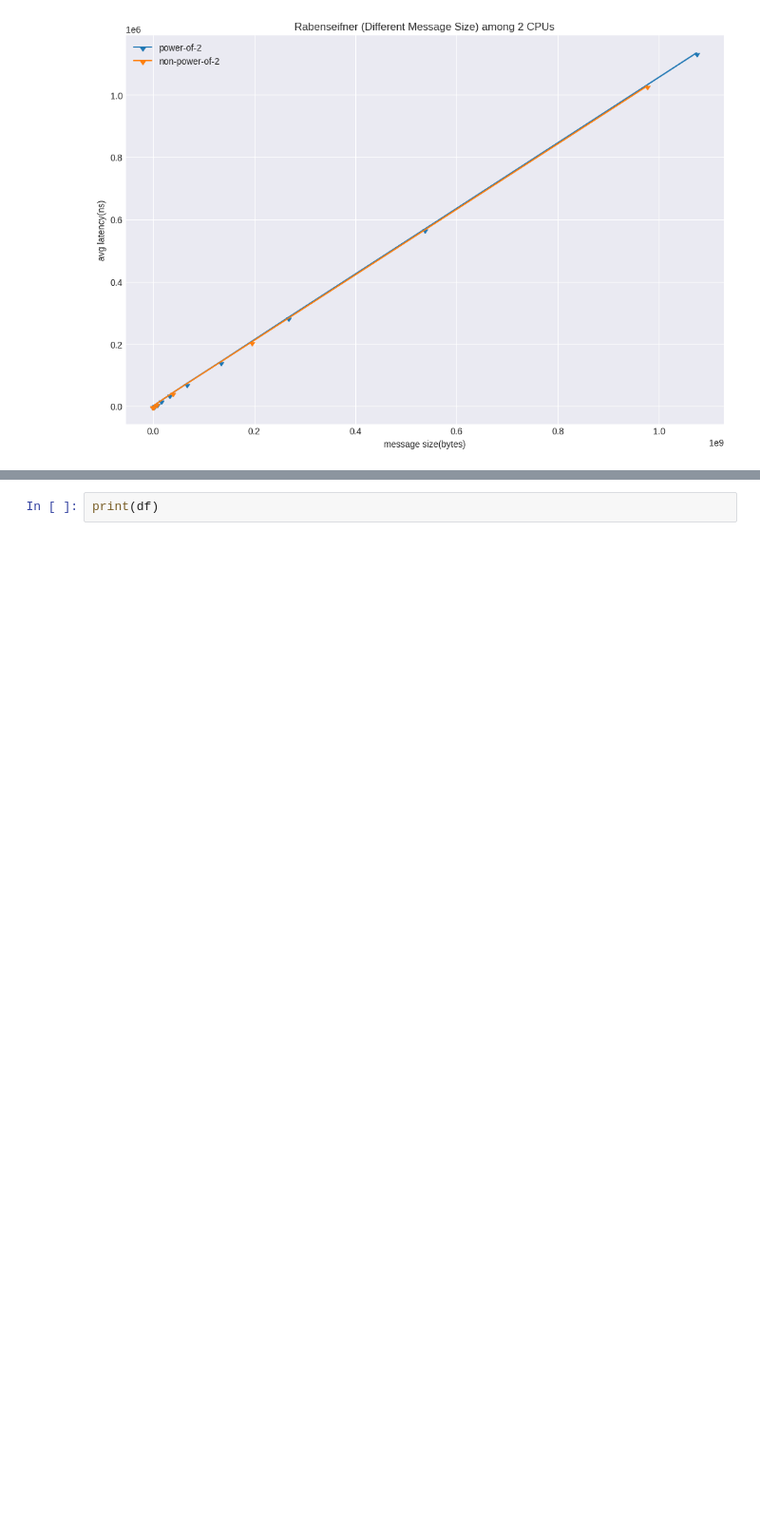
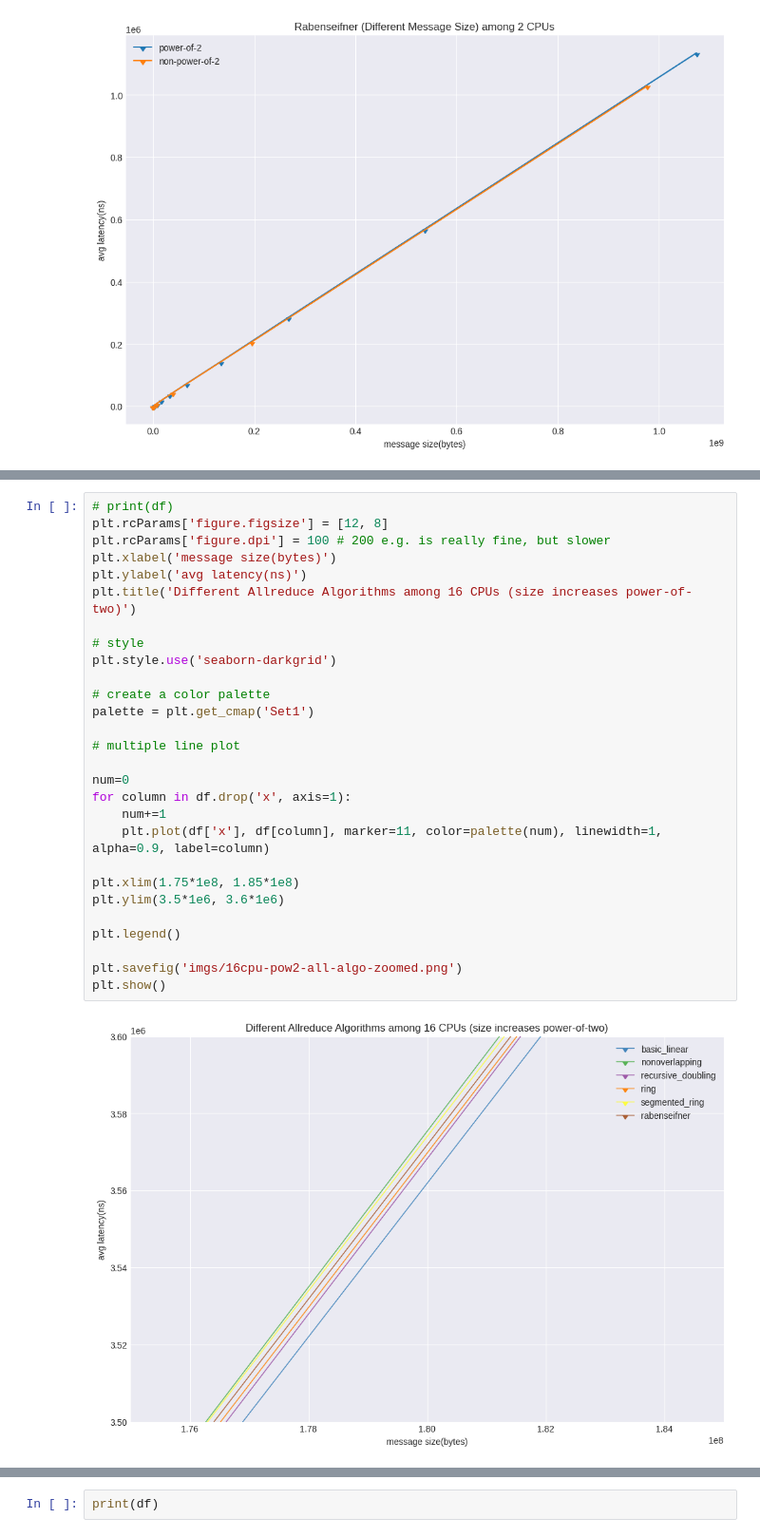
Before and after one commit to dexhunter/allreduce-experiments, a Jupyter notebook: visualize.ipynb, the cells around one changed output, grey strips where cells are left out. Shown at 95% size. Cells and saved outputs as stored; diff of their text form; blank space fills up the shorter version.

Commit message:
add output images

```diff
--- a/visualize.ipynb
+++ b/visualize.ipynb
@@ -801 +811,31 @@ plt.legend()
 [figure]
+# %%
+# print(df)
+plt.rcParams['figure.figsize'] = [12, 8]
+plt.rcParams['figure.dpi'] = 100 # 200 e.g. is really fine, but slower
+plt.xlabel('message size(bytes)')
+plt.ylabel('avg latency(ns)')
+plt.title('Different Allreduce Algorithms among 16 CPUs (size increases power-of-two)')
+
+# style
+plt.style.use('seaborn-darkgrid')
+
+# create a color palette
+palette = plt.get_cmap('Set1')
+
+# multiple line plot
+
+num=0
+for column in df.drop('x', axis=1):
+    num+=1
+    plt.plot(df['x'], df[column], marker=11, color=palette(num), linewidth=1, alpha=0.9, label=column)
+
+plt.xlim(1.75*1e8, 1.85*1e8)
+plt.ylim(3.5*1e6, 3.6*1e6)
+
+plt.legend()
+
+plt.savefig('imgs/16cpu-pow2-all-algo-zoomed.png')
+plt.show()
+# %% [output]
+[figure, added]
```
Also changed, not shown: parts of 12 cells of this notebook, 10 other files.
